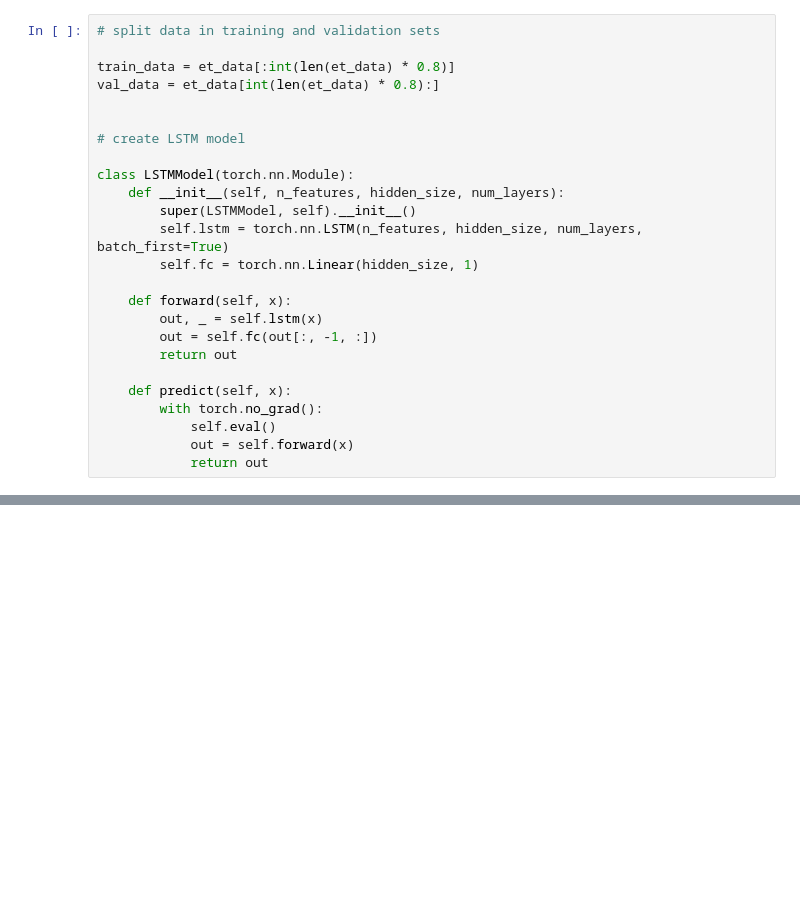
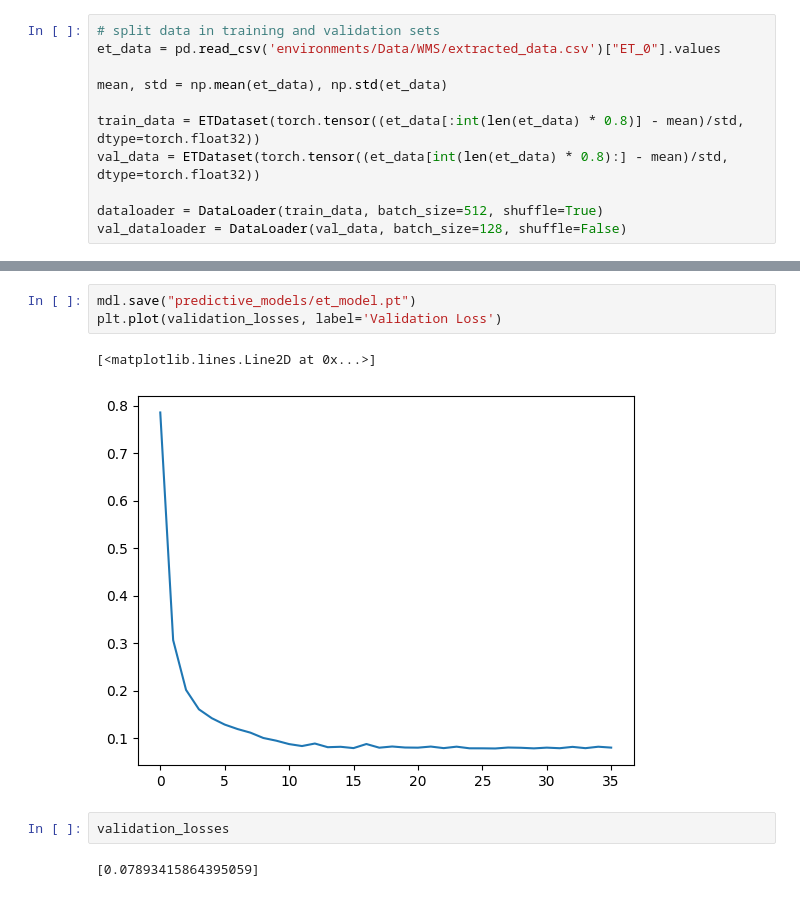
Before and after one commit to Claudio-zb/RL_WEF_MS, a Jupyter notebook: predict_et.ipynb, the cells around one changed output, grey strips where cells are left out. Saved outputs shown, nothing was run; the diff lists cells and outputs as text; blank space fills up the shorter version.

Commit message:
Listo el MPC para la micro-red. También se estandarizó el modelo para las predicciones de ET

```diff
--- a/predict_et.ipynb
+++ b/predict_et.ipynb
@@ -28,25 +11,11 @@ tengo 162 días. Aumentémoslo por 10.
 # %%
 # split data in training and validation sets
+et_data = pd.read_csv('environments/Data/WMS/extracted_data.csv')["ET_0"].values
 
-train_data = et_data[:int(len(et_data) * 0.8)]
-val_data = et_data[int(len(et_data) * 0.8):]
+mean, std = np.mean(et_data), np.std(et_data)
 
+train_data = ETDataset(torch.tensor((et_data[:int(len(et_data) * 0.8)] - mean)/std, dtype=torch.float32))
+val_data = ETDataset(torch.tensor((et_data[int(len(et_data) * 0.8):] - mean)/std, dtype=torch.float32))
 
-# create LSTM model
-
-class LSTMModel(torch.nn.Module):
-    def __init__(self, n_features, hidden_size, num_layers):
-        super(LSTMModel, self).__init__()
-        self.lstm = torch.nn.LSTM(n_features, hidden_size, num_layers, batch_first=True)
-        self.fc = torch.nn.Linear(hidden_size, 1)
-
-    def forward(self, x):
-        out, _ = self.lstm(x)
-        out = self.fc(out[:, -1, :])
-        return out
-
-    def predict(self, x):
-        with torch.no_grad():
-            self.eval()
-            out = self.forward(x)
-            return out
+dataloader = DataLoader(train_data, batch_size=512, shuffle=True)
+val_dataloader = DataLoader(val_data, batch_size=128, shuffle=False)
@@ -105,0 +87,10 @@ Epoch 13/1000, Loss: 0.030468178912997246
+# %%
+mdl.save("predictive_models/et_model.pt")
+plt.plot(validation_losses, label='Validation Loss')
+# %% [output]
+[<matplotlib.lines.Line2D at 0x...>]
+[figure, added]
+# %%
+validation_losses
+# %% [output]
+[0.07893415864395059]
```
Also changed, not shown: parts of 11 cells of this notebook, 8 other files.
